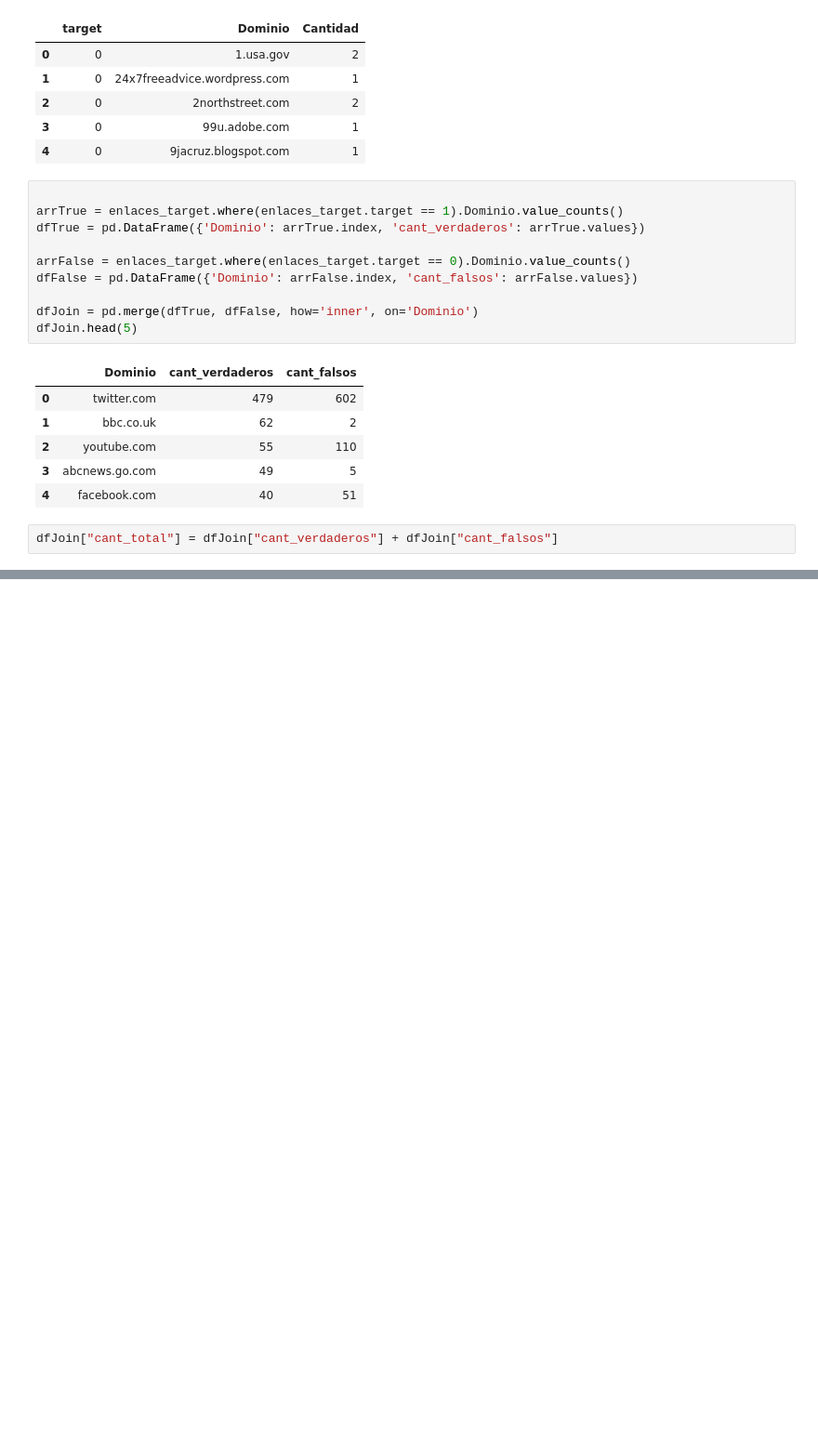
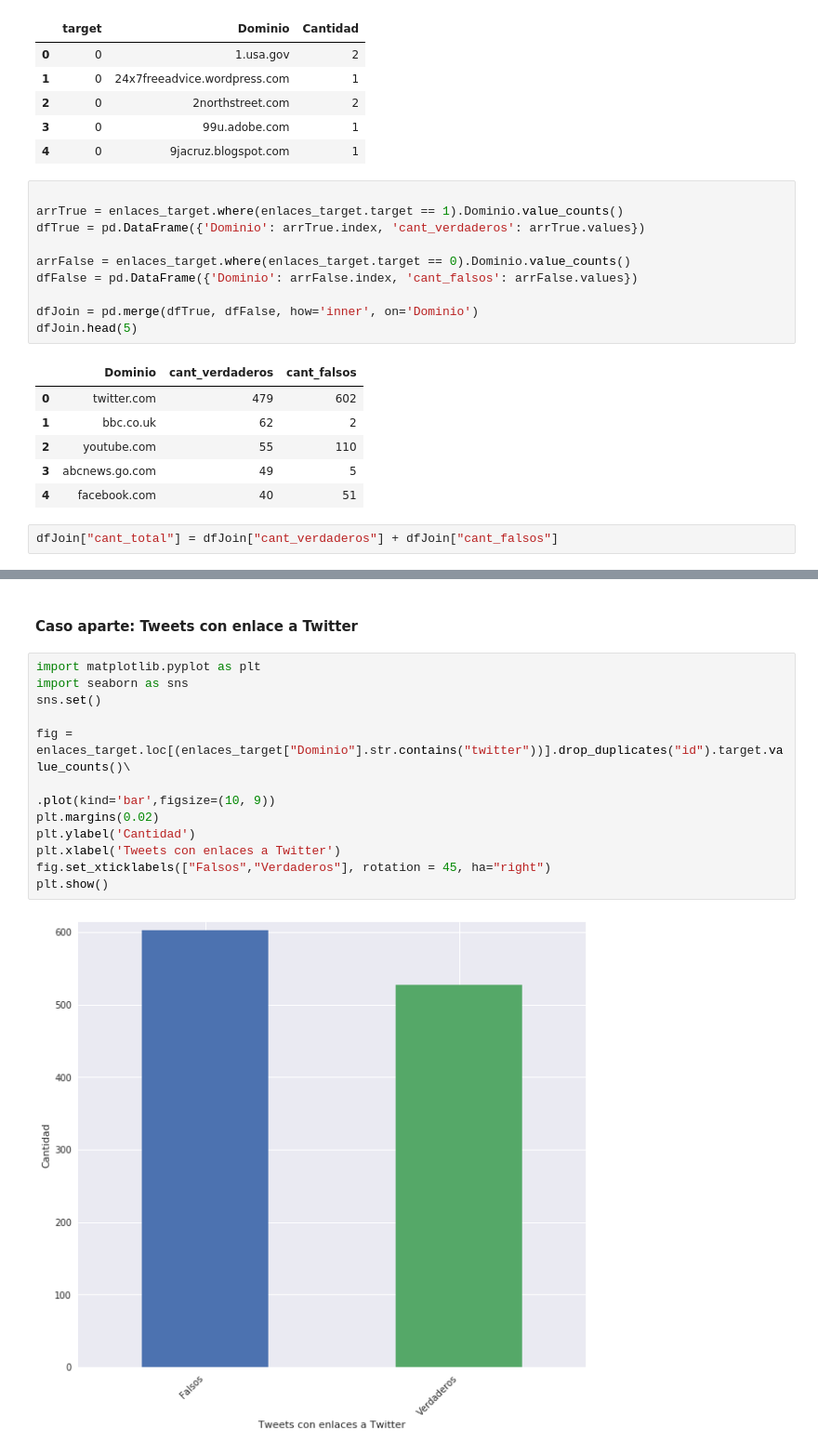
Before and after one commit to freedocx/CovidNPLDisaster, a Jupyter notebook: Javier/Analysis.ipynb, the cells around one changed output, grey strips where cells are left out. Shown at 93% size. Saved outputs shown, nothing was run; the diff lists cells and outputs as text; blank space fills up the shorter version.

Commit message:
Enlaces a twitter

```diff
--- a/Javier/Analysis.ipynb
+++ b/Javier/Analysis.ipynb
@@ -426,0 +457,16 @@ sns.despine(left=True, bottom=True)
+# %% [markdown]
+#### Caso aparte: Tweets con enlace a Twitter
+# %%
+import matplotlib.pyplot as plt
+import seaborn as sns
+sns.set()
+
+fig = enlaces_target.loc[(enlaces_target["Dominio"].str.contains("twitter"))].drop_duplicates("id").target.value_counts()\
+                                                                                                .plot(kind='bar',figsize=(10, 9))
+plt.margins(0.02)
+plt.ylabel('Cantidad')
+plt.xlabel('Tweets con enlaces a Twitter')
+fig.set_xticklabels(["Falsos","Verdaderos"], rotation = 45, ha="right")
+plt.show()
+# %% [output]
+[figure, added]
```
Also changed, not shown: parts of 10 cells of this notebook.
